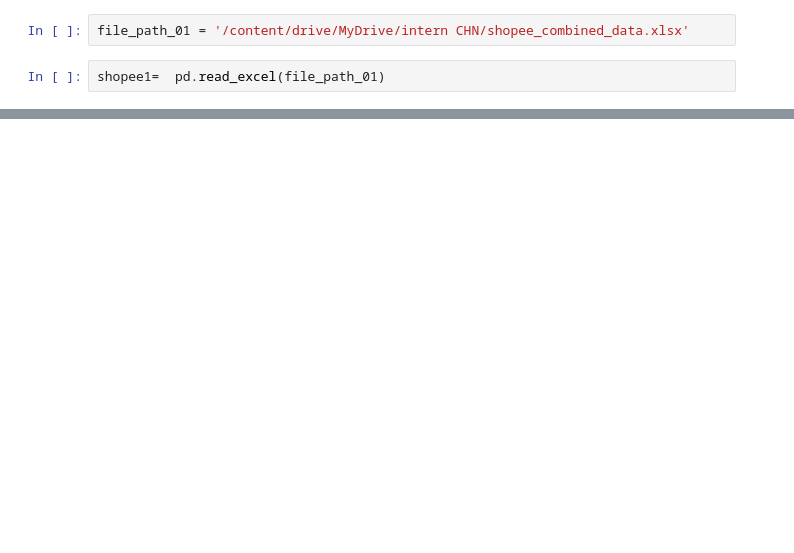
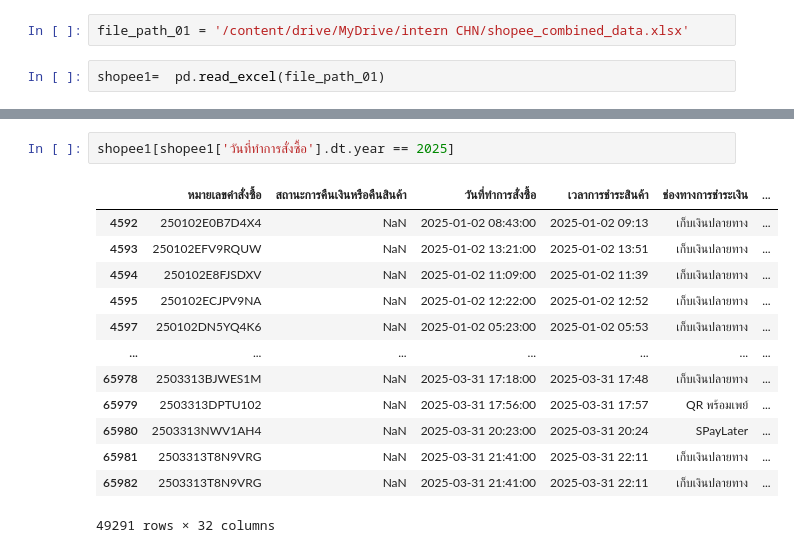
Before and after one commit to bugsotim/INTERNSHIP_CN_2026, a Jupyter notebook: shopee.ipynb, the cells around one changed output, grey strips where cells are left out. Saved outputs shown, nothing was run; the diff lists cells and outputs as text; blank space fills up the shorter version.

```diff
--- a/shopee.ipynb
+++ b/shopee.ipynb
@@ -332,0 +531,16 @@ shopee1
+# %%
+shopee1[shopee1['วันที่ทำการสั่งซื้อ'].dt.year == 2025]
+# %% [output]
+|  | หมายเลขคำสั่งซื้อ | สถานะการคืนเงินหรือคืนสินค้า | วันที่ทำการสั่งซื้อ | เวลาการชำระสินค้า | ช่องทางการชำระเงิน | ... |
+| 4592 | 250102E0B7D4X4 | NaN | 2025-01-02 08:43:00 | 2025-01-02 09:13 | เก็บเงินปลายทาง | ... |
+| 4593 | 250102EFV9RQUW | NaN | 2025-01-02 13:21:00 | 2025-01-02 13:51 | เก็บเงินปลายทาง | ... |
+| 4594 | 250102E8FJSDXV | NaN | 2025-01-02 11:09:00 | 2025-01-02 11:39 | เก็บเงินปลายทาง | ... |
+| 4595 | 250102ECJPV9NA | NaN | 2025-01-02 12:22:00 | 2025-01-02 12:52 | เก็บเงินปลายทาง | ... |
+| 4597 | 250102DN5YQ4K6 | NaN | 2025-01-02 05:23:00 | 2025-01-02 05:53 | เก็บเงินปลายทาง | ... |
+| ... | ... | ... | ... | ... | ... | ... |
+| 65978 | 2503313BJWES1M | NaN | 2025-03-31 17:18:00 | 2025-03-31 17:48 | เก็บเงินปลายทาง | ... |
+| 65979 | 2503313DPTU102 | NaN | 2025-03-31 17:56:00 | 2025-03-31 17:57 | QR พร้อมเพย์ | ... |
+| 65980 | 2503313NWV1AH4 | NaN | 2025-03-31 20:23:00 | 2025-03-31 20:24 | SPayLater | ... |
+| 65981 | 2503313T8N9VRG | NaN | 2025-03-31 21:41:00 | 2025-03-31 22:11 | เก็บเงินปลายทาง | ... |
+| 65982 | 2503313T8N9VRG | NaN | 2025-03-31 21:41:00 | 2025-03-31 22:11 | เก็บเงินปลายทาง | ... |
+49291 rows × 32 columns
```
Also changed, not shown: parts of 25 cells of this notebook.
